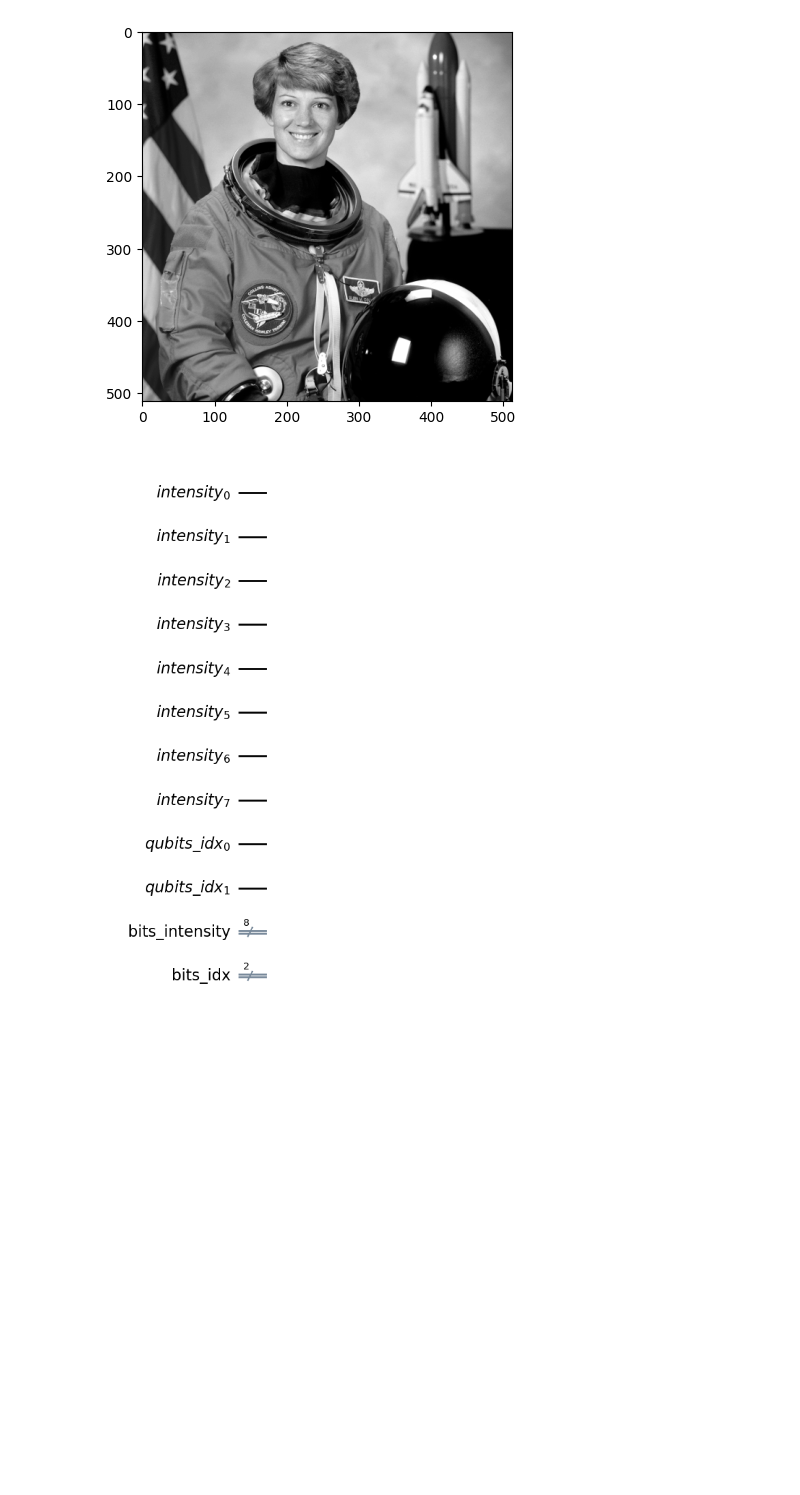
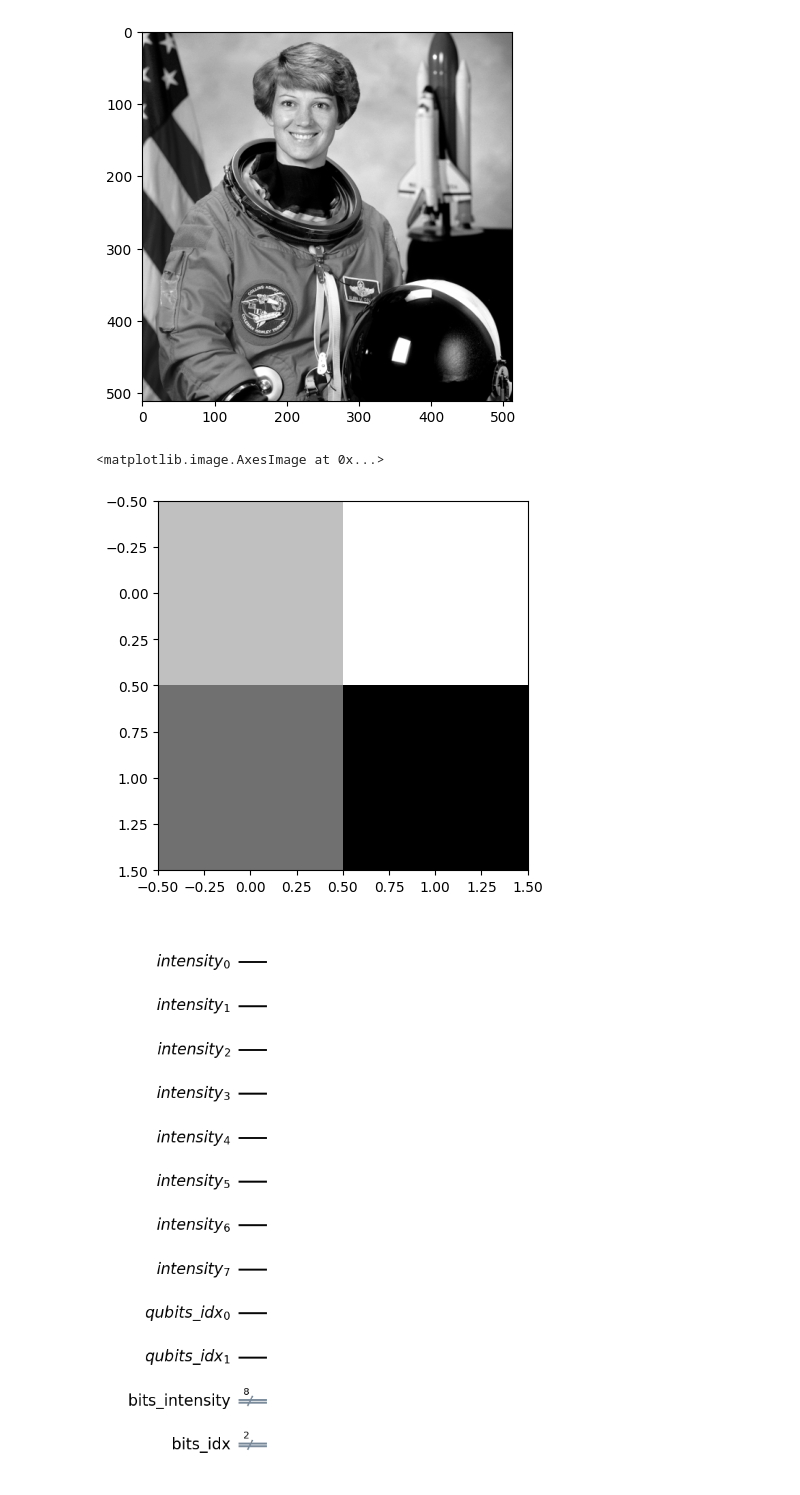
Before and after one commit to jvscursulim/qamp_fall22_project, a Jupyter notebook: draft.ipynb, the cells around one changed output. Drawn from its saved outputs; the diff is of its cells as text; code cells hidden in the pictures; blank space fills up the shorter version.

```diff
--- a/draft.ipynb
+++ b/draft.ipynb
@@ -35,6 +36,9 @@ plt.show()
 # %%
 resized_gray_astro = resize(gray_astro, (2,2))
-resized_gray_astro_33 = resize(gray_astro, (3,3))
+plt.imshow(resized_gray_astro, cmap="gray")
+# %% [output]
+<matplotlib.image.AxesImage at 0x...>
+[figure, added]
 # %%
 qubits_idx = QuantumRegister(size=2, name="qubits_idx")
 intensity = QuantumRegister(size=8, name="intensity")
```
Also changed, not shown: parts of 20 cells of this notebook.
